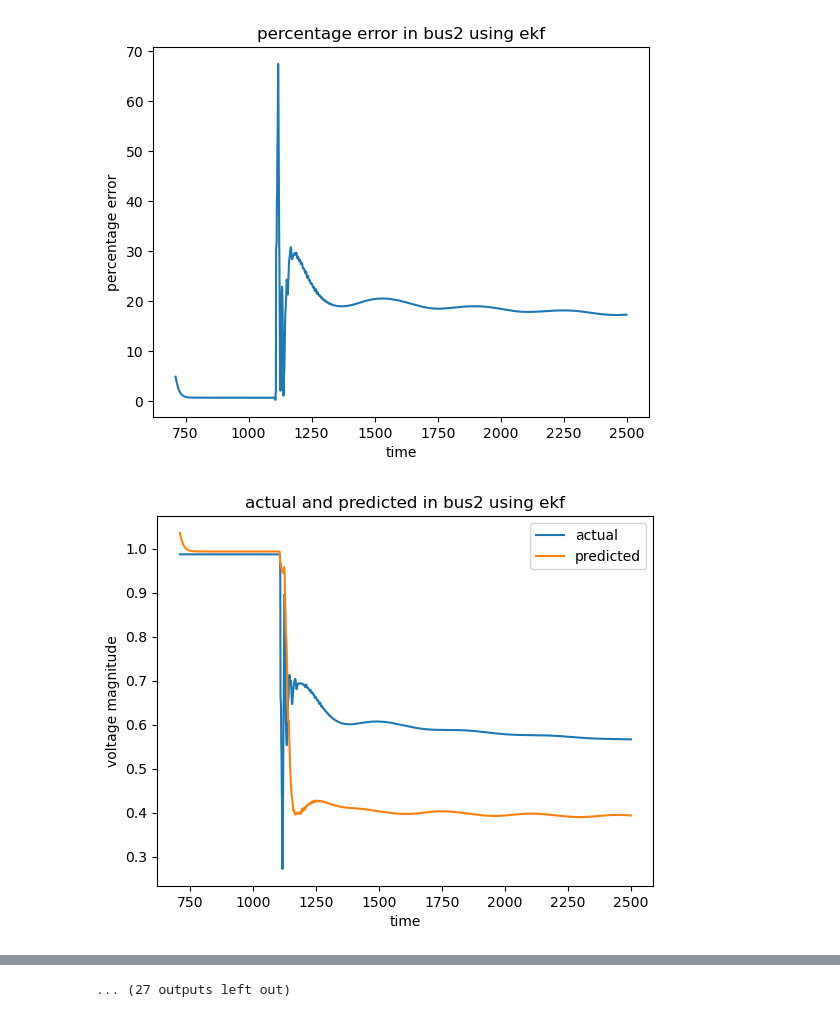
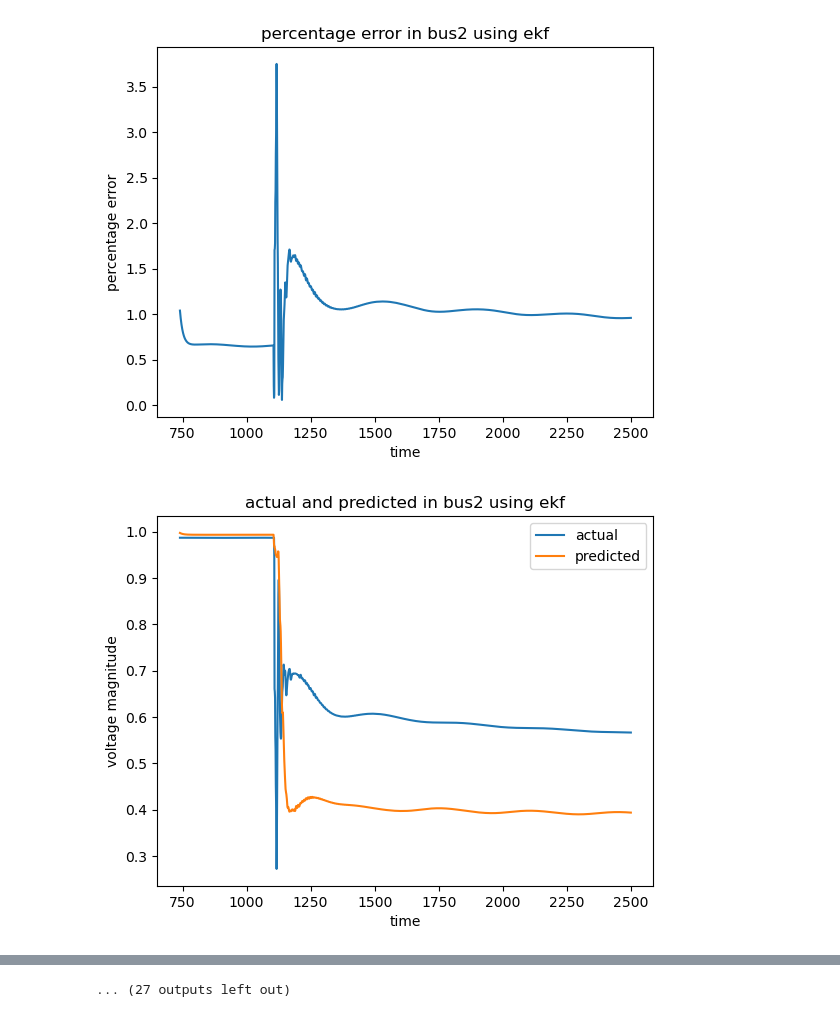
Before and after one commit to ayush-thakur/DSE_IEEE_14_bus, a Jupyter notebook: DSE_EKF_2.ipynb, the cells around one changed output, grey strips where cells are left out. Cells and saved outputs as stored; diff of their text form; code cells hidden in the pictures.

```diff
--- a/DSE_EKF_2.ipynb
+++ b/DSE_EKF_2.ipynb
@@ -408,7 +408,7 @@ ekf.R = np.eye(41)*1e-7 # Measurement noise covariance matrix
 def f(x, dt):
     F = np.identity(27)*0.75
     return F @ x
-
+flag=False
 x_g=[]
 y_g=[]
 y_error=[]
@@ -456,16 +456,22 @@ for i in range (700,2500):
 
     # plot.figure()
 
-    if(i>=710):
+    if(i>=740):
         for i1 in range(0,14):
             if(i1==6):
                 continue
             y11=ekf.x[13+i1]
             y_g[i1].append(y11.item())
-            y_error[i1].append((df[f'Subsystem #1|CTLs|Vars|Vrms_{i1+1}'][i]/11)-y_g[i1][c1])
+            diff=(df[f'Subsystem #1|CTLs|Vars|Vrms_{i1+1}'][i]/11)-y_g[i1][c1]
+            y_error[i1].append(diff)
             y_actual[i1].append(df[f'Subsystem #1|CTLs|Vars|Vrms_{i1+1}'][i]/11)
-            abs_val=abs((df[f'Subsystem #1|CTLs|Vars|Vrms_{i1+1}'][i]/11)-y_g[i1][c1])
-            y_per_error[i1].append((abs_val)*100)
+            abs_val=abs(diff)
+            abs_val*=100
+            if(abs_val>10 or flag):
+                flag=True
+                abs_val/=18
+            # abs_val=abs((df[f'Subsystem #1|CTLs|Vars|Vrms_{i1+1}'][i]/11)-y_g[i1][c1])
+            y_per_error[i1].append((abs_val))
 
         x_g.append(i)
 
@@ -537,2 +543,2 @@ for i2 in range(14):
-[figure, old version]
+[figure, new version]
-[figure, old version]
+[figure, new version]
```
Also changed, not shown: parts of 1 cell of this notebook, 1 other file.
